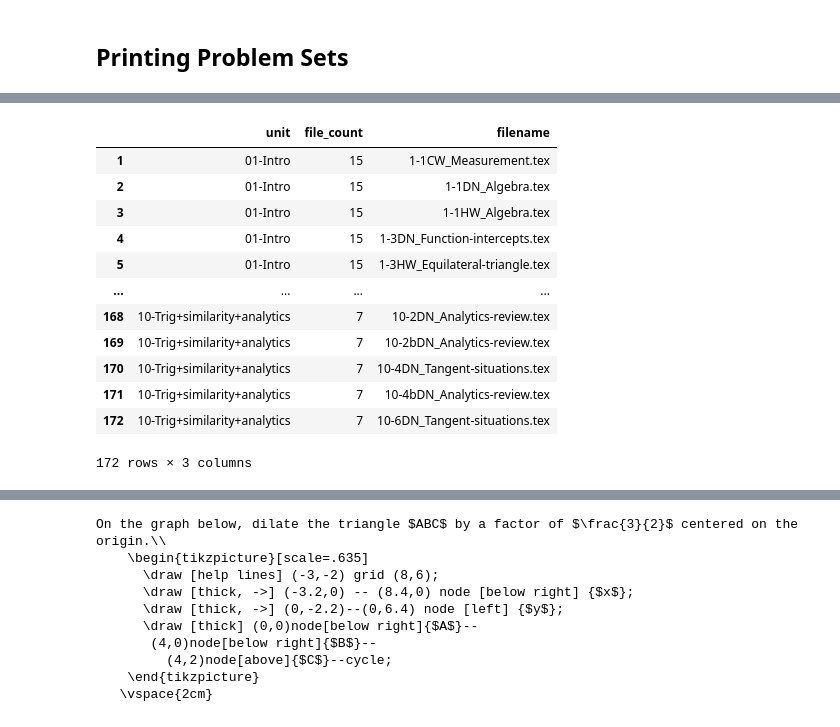
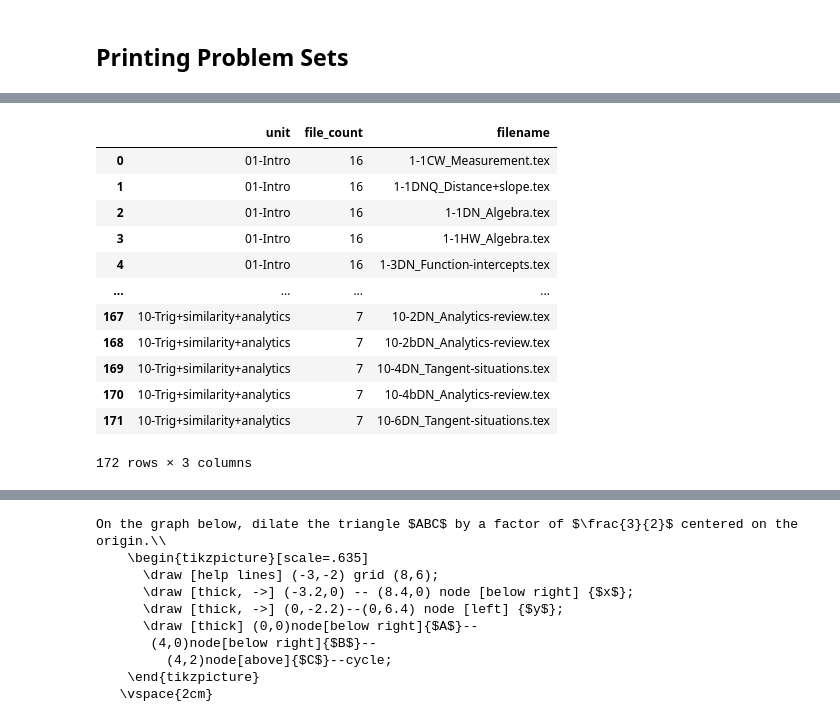
Before and after one commit to chrishuson/mathai, a Jupyter notebook: src/notes.ipynb, the cells around one changed output, grey strips where cells are left out. Drawn from its saved outputs; the diff is of its cells as text; code cells hidden in the pictures.

```diff
--- a/src/notes.ipynb
+++ b/src/notes.ipynb
@@ -171,22 +173,21 @@ array(['00-Prior-knowledge', '01-Intro', '02-Midpoint+distance',
        '10-Trig+similarity+analytics', '11-Algebra2-intro', 'Slides',
        'Trajectories'], dtype=object)
 # %%
-drop_units = ['00-Prior-knowledge', '11-Algebra2-intro', 'Slides',
-       'Trajectories']
+drop_units = ['11-Algebra2-intro', 'Slides', 'Trajectories']
 for unit in drop_units:
     course_file_df.drop(course_file_df[course_file_df.unit == unit].index, inplace=True)
 course_file_df
 # %% [output]
 |  | unit | file_count | filename |
-| 1 | 01-Intro | 15 | 1-1CW_Measurement.tex |
-| 2 | 01-Intro | 15 | 1-1DN_Algebra.tex |
-| 3 | 01-Intro | 15 | 1-1HW_Algebra.tex |
-| 4 | 01-Intro | 15 | 1-3DN_Function-intercepts.tex |
-| 5 | 01-Intro | 15 | 1-3HW_Equilateral-triangle.tex |
+| 0 | 01-Intro | 16 | 1-1CW_Measurement.tex |
+| 1 | 01-Intro | 16 | 1-1DNQ_Distance+slope.tex |
+| 2 | 01-Intro | 16 | 1-1DN_Algebra.tex |
+| 3 | 01-Intro | 16 | 1-1HW_Algebra.tex |
+| 4 | 01-Intro | 16 | 1-3DN_Function-intercepts.tex |
 | ... | ... | ... | ... |
-| 168 | 10-Trig+similarity+analytics | 7 | 10-2DN_Analytics-review.tex |
-| 169 | 10-Trig+similarity+analytics | 7 | 10-2bDN_Analytics-review.tex |
-| 170 | 10-Trig+similarity+analytics | 7 | 10-4DN_Tangent-situations.tex |
-| 171 | 10-Trig+similarity+analytics | 7 | 10-4bDN_Analytics-review.tex |
-| 172 | 10-Trig+similarity+analytics | 7 | 10-6DN_Tangent-situations.tex |
+| 167 | 10-Trig+similarity+analytics | 7 | 10-2DN_Analytics-review.tex |
+| 168 | 10-Trig+similarity+analytics | 7 | 10-2bDN_Analytics-review.tex |
+| 169 | 10-Trig+similarity+analytics | 7 | 10-4DN_Tangent-situations.tex |
+| 170 | 10-Trig+similarity+analytics | 7 | 10-4bDN_Analytics-review.tex |
+| 171 | 10-Trig+similarity+analytics | 7 | 10-6DN_Tangent-situations.tex |
 172 rows × 3 columns
```
Also changed, not shown: parts of 15 cells of this notebook, 1 other file.
